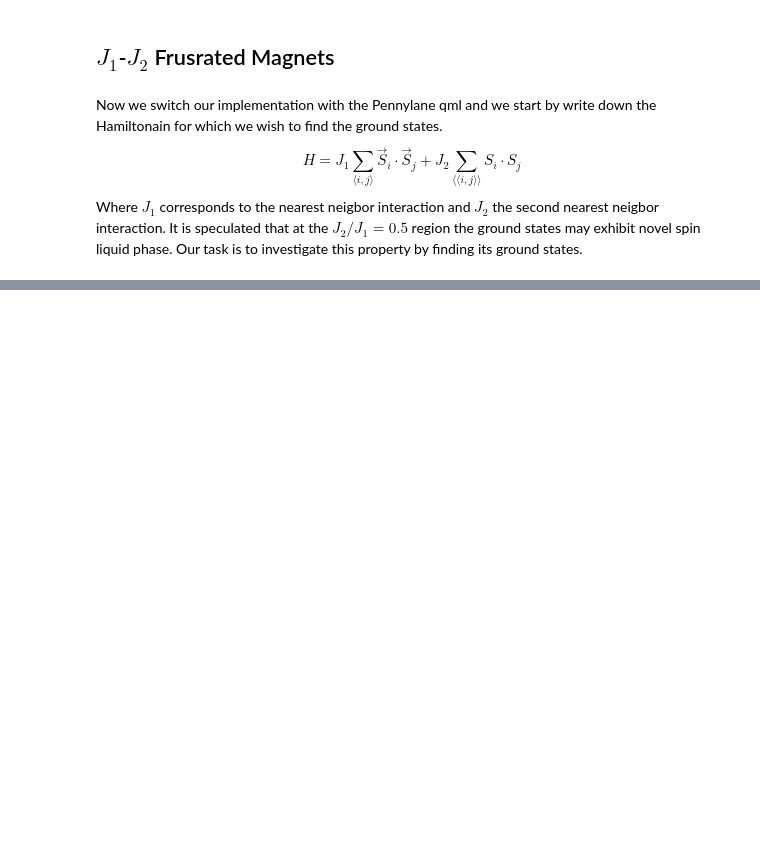
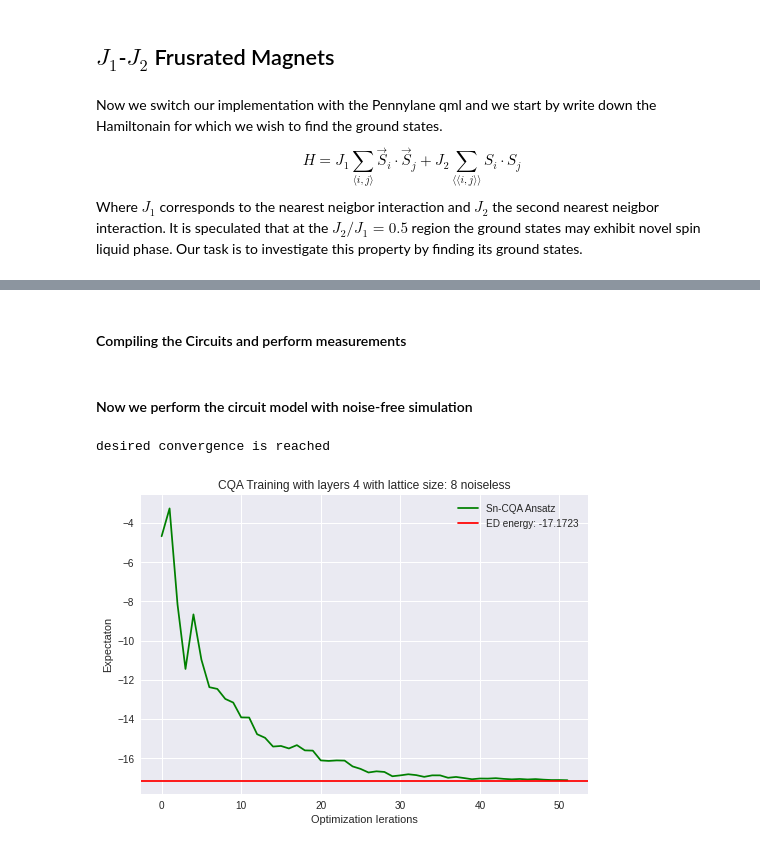
Before and after one commit to hanzheng98/Sn-CQA, a Jupyter notebook: CQA_Modules.ipynb, the cells around one changed output, grey strips where cells are left out. Drawn from its saved outputs; the diff is of its cells as text; code cells hidden in the pictures; blank space fills up the shorter version.

```diff
--- a/CQA_Modules.ipynb
+++ b/CQA_Modules.ipynb
@@ -351,0 +385,7 @@ heisenbergJ1 = getHam_square_frust(6, J=[1.0, 0.0])
+# %%
+heisenbergJ1 = getHam_square_frust(myargs.lattice_size, myargs.J, get_matrix=True)
+E_gs, V_gs = eigh(heisenbergJ1.astype('float64'), subset_by_index=[0,1])
+V_gs = V_gs[:,0]
+e_gs = E_gs[0]
+print(f'the complete spectrum: {E_gs}')
+print('True Ground state Energy via ED :--- ({}) '.format(e_gs))
@@ -351,0 +481,8 @@ heisenbergJ1 = getHam_square_frust(6, J=[1.0, 0.0])
+# %% [markdown]
+#### Compiling the Circuits and perform measurements
+# %%
+def cqa_layers(params_dict:dict, trotter_slice:int=myargs.trotter_slice):
+    for layer in range(myargs.p):
+        coxeters(params_dict['Heis'][layer], layer=layer, trotter_slice=trotter_slice)
+        # var_ham_ans(params_dict['Heis'][layer,0], trotter_slice=trotter_slice)
+        yjm_gates(params_dict['YJM'][layer], trotter_slice =trotter_slice)
@@ -351,0 +528,34 @@ heisenbergJ1 = getHam_square_frust(6, J=[1.0, 0.0])
+# %% [markdown]
+#### Now we perform the circuit model with noise-free simulation
+# %%
+dev_mu = qml.device('default.qubit', wires=myargs.num_qubits)
+@qml.qnode(dev_mu, interface='jax')
+def cqa_circuit(params_dict: dict, check_symmetry:bool=False, trotter_slice:int=myargs.trotter_slice):
+    state_init(myargs.irrep)
+    cqa_layers(params_dict, trotter_slice=trotter_slice)
+    # hamiltonian = getHam_square(myargs.lattice_size, myargs.J)
+    if check_symmetry is False:
+        hamiltonian = getHam_square_frust(myargs.lattice_size, myargs.J)
+        return qml.expval(hamiltonian)
+    else:
+        su2_pauli = qml.PauliZ(0)
+        for i in range(1, myargs.num_qubits):
+            su2_pauli = su2_pauli @ qml.PauliZ(i)
+        return qml.expval(su2_pauli), qml.expval(qml.Identity(wires=0))
+
+optimizer = optax.adamw(learning_rate=myargs.lr)
+loss_history, param_history, grad_history = train_with_optimizer(cqa_circuit, optimizer)
+# %% [output]
+desired convergence is reached
+# %%
+plt.style.use("seaborn")
+plt.plot(loss_history, "g", label='Sn-CQA Ansatz')
+plt.axhline(e_gs, color='r', linestyle='-', label='ED energy: {:.4f}'.format(e_gs))
+plt.ylabel("Expectaton")
+plt.xlabel("Optimization Ierations")
+
+plt.legend(loc="upper right")
+plt.title(f'CQA Training with layers {myargs.p} with lattice size: {myargs.num_qubits} noiseless')
+plt.show()
+# %% [output]
+[figure, added]
```
Also changed, not shown: parts of 20 cells of this notebook, 2 other files.
